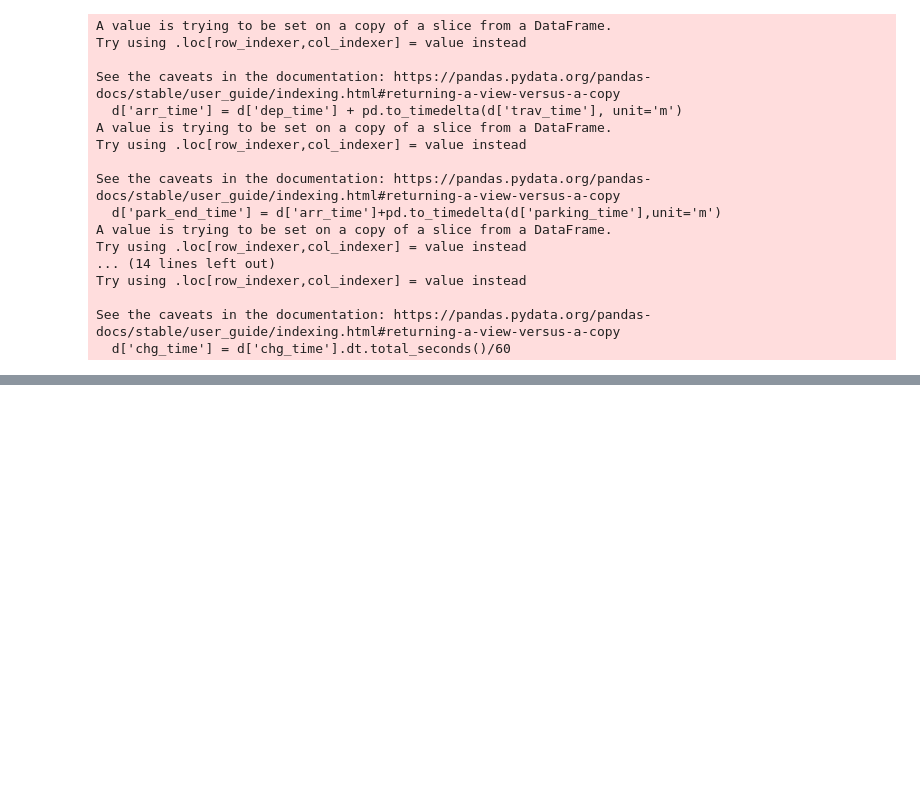
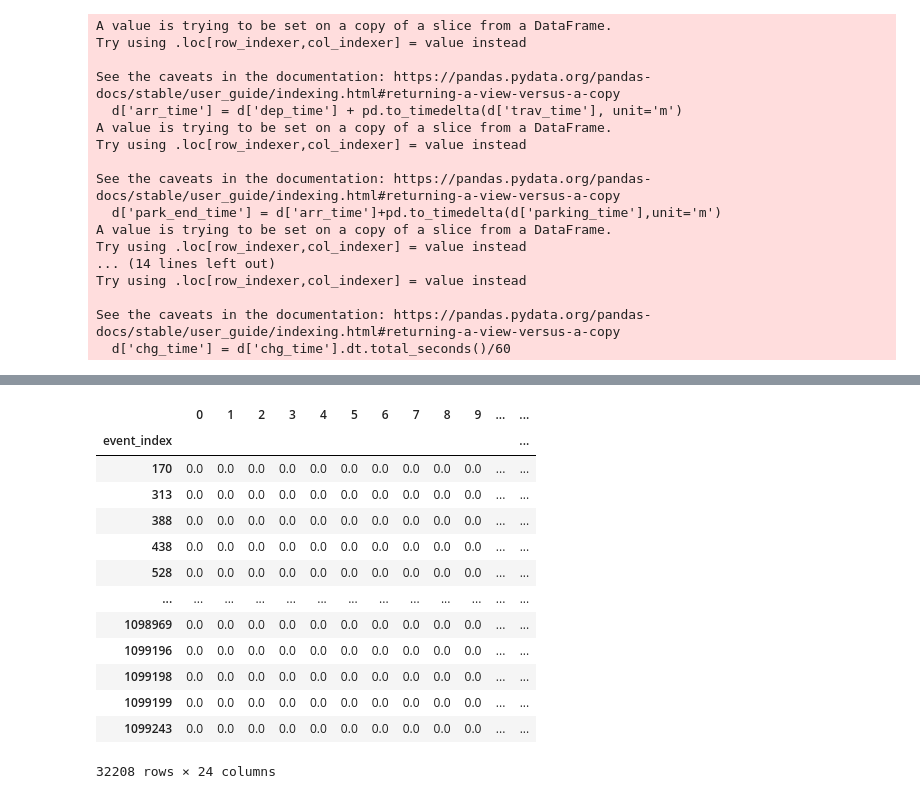
Before and after one commit to Huiwennnnn/MT, a Jupyter notebook: match_profile_split.ipynb, the cells around one changed output, grey strips where cells are left out. Saved outputs shown, nothing was run; the diff lists cells and outputs as text; code cells hidden in the pictures; blank space fills up the shorter version.

```diff
--- a/match_profile_split.ipynb
+++ b/match_profile_split.ipynb
@@ -540,0 +575,20 @@ plt.savefig(f'{path}/optimized_vs_mobility_energy_profile.png')
+# %%
+path = 'split_v2'
+res = pd.read_csv(f'{path}/concat_net_power_all.csv',index_col='event_index')
+powerlist = res.apply(lambda row: row.tolist(), axis=1)
+powerlist.sort_index()
+# %% [output]
+|  | 0 | 1 | 2 | 3 | 4 | 5 | 6 | 7 | 8 | 9 | ... | ... |
+| event_index |  |  |  |  |  |  |  |  |  |  |  | ... |
+| 170 | 0.0 | 0.0 | 0.0 | 0.0 | 0.0 | 0.0 | 0.0 | 0.0 | 0.0 | 0.0 | ... | ... |
+| 313 | 0.0 | 0.0 | 0.0 | 0.0 | 0.0 | 0.0 | 0.0 | 0.0 | 0.0 | 0.0 | ... | ... |
+| 388 | 0.0 | 0.0 | 0.0 | 0.0 | 0.0 | 0.0 | 0.0 | 0.0 | 0.0 | 0.0 | ... | ... |
+| 438 | 0.0 | 0.0 | 0.0 | 0.0 | 0.0 | 0.0 | 0.0 | 0.0 | 0.0 | 0.0 | ... | ... |
+| 528 | 0.0 | 0.0 | 0.0 | 0.0 | 0.0 | 0.0 | 0.0 | 0.0 | 0.0 | 0.0 | ... | ... |
+| ... | ... | ... | ... | ... | ... | ... | ... | ... | ... | ... | ... | ... |
+| 1098969 | 0.0 | 0.0 | 0.0 | 0.0 | 0.0 | 0.0 | 0.0 | 0.0 | 0.0 | 0.0 | ... | ... |
+| 1099196 | 0.0 | 0.0 | 0.0 | 0.0 | 0.0 | 0.0 | 0.0 | 0.0 | 0.0 | 0.0 | ... | ... |
+| 1099198 | 0.0 | 0.0 | 0.0 | 0.0 | 0.0 | 0.0 | 0.0 | 0.0 | 0.0 | 0.0 | ... | ... |
+| 1099199 | 0.0 | 0.0 | 0.0 | 0.0 | 0.0 | 0.0 | 0.0 | 0.0 | 0.0 | 0.0 | ... | ... |
+| 1099243 | 0.0 | 0.0 | 0.0 | 0.0 | 0.0 | 0.0 | 0.0 | 0.0 | 0.0 | 0.0 | ... | ... |
+32208 rows × 24 columns
```
Also changed, not shown: parts of 11 cells of this notebook.
